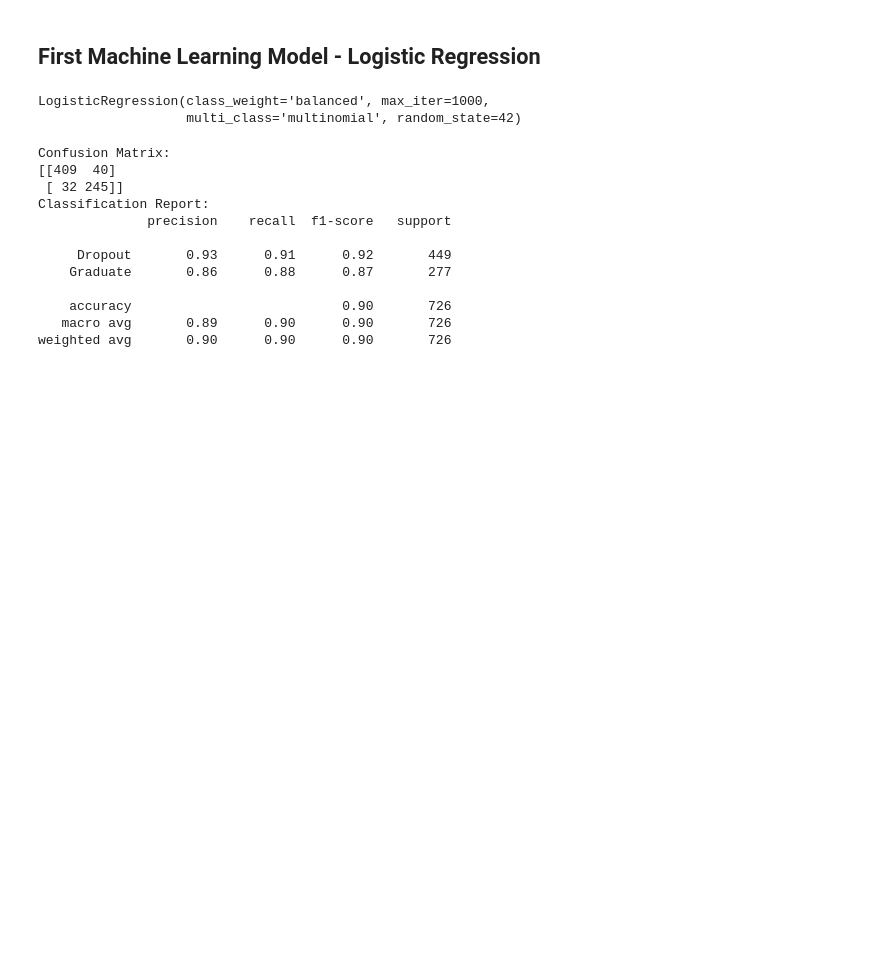
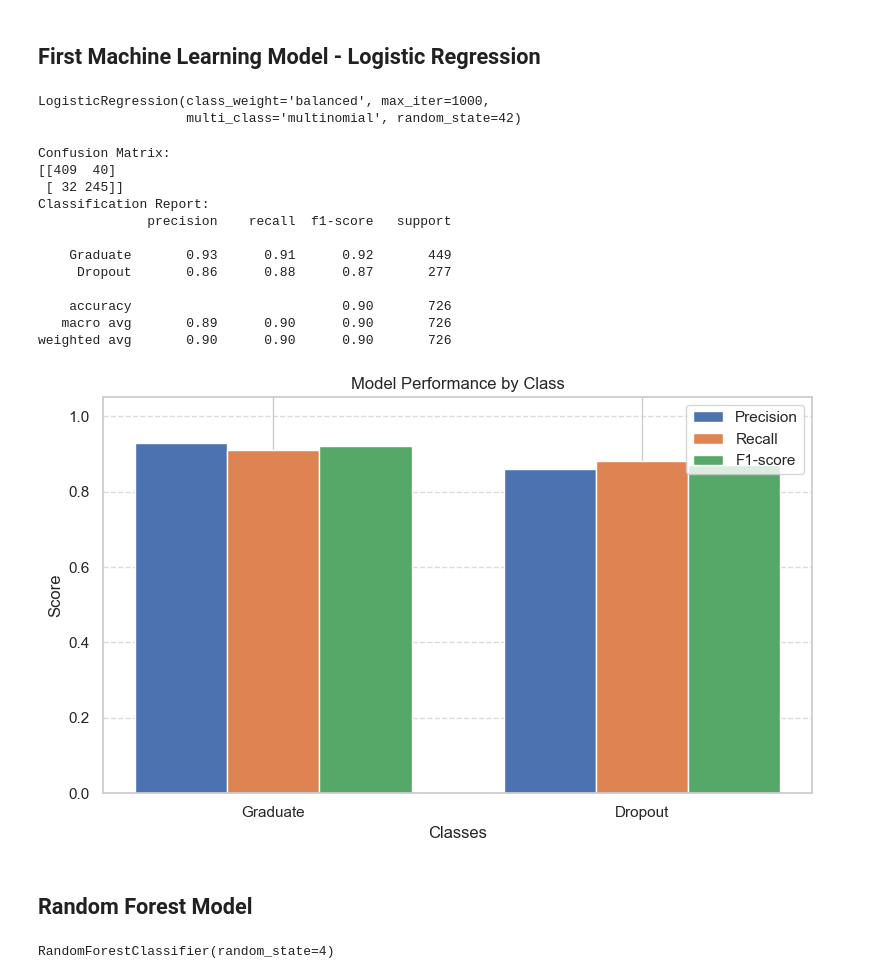
Before and after one commit to BartugKaan/student-dropout-prediction, a Jupyter notebook: notebooks/eda.ipynb, the cells around one changed output. Cells and saved outputs as stored; diff of their text form; code cells hidden in the pictures; blank space fills up the shorter version.

Commit message:
Add Logistic Regression, Random forest and XGBoost model for classification prediction

```diff
--- a/notebooks/eda.ipynb
+++ b/notebooks/eda.ipynb
@@ -190,9 +190,9 @@ y_pred = lr_model.predict(X_test) # Make predictions on the test set
 # %%
 print("Confusion Matrix:")
-print(confusion_matrix(y_test, y_pred))
+print(confusion_matrix(y_test, lr_pred))
 
 print("Classification Report:")
-print(classification_report(y_test, y_pred, target_names=["Dropout", "Graduate"]))
+print(classification_report(y_test, lr_pred, target_names=["Graduate", "Dropout"]))
 # %% [output]
 Confusion Matrix:
 [[409  40]
@@ -200,9 +200,40 @@ Confusion Matrix:
 Classification Report:
               precision    recall  f1-score   support
 
-     Dropout       0.93      0.91      0.92       449
-    Graduate       0.86      0.88      0.87       277
+    Graduate       0.93      0.91      0.92       449
+     Dropout       0.86      0.88      0.87       277
 
     accuracy                           0.90       726
    macro avg       0.89      0.90      0.90       726
 weighted avg       0.90      0.90      0.90       726
+# %%
+# Define the classes for the target variable
+classes = ["Graduate", "Dropout"]
+
+precision = [0.93, 0.86]
+recall = [0.91, 0.88]
+f1 = [0.92, 0.87]
+# %%
+x = np.arange(len(classes))
+width = 0.25
+
+plt.figure(figsize=(8, 5))
+
+plt.bar(x - width, precision, width, label="Precision")
+plt.bar(x, recall, width, label="Recall")
+plt.bar(x + width, f1, width, label="F1-score")
+
+plt.xlabel("Classes")
+plt.ylabel("Score")
+plt.title("Model Performance by Class")
+plt.xticks(x, classes)
+plt.ylim(0, 1.05)
+plt.legend()
+plt.grid(axis='y', linestyle='--', alpha=0.7)
+
+plt.tight_layout()
+plt.show()
+# %% [output]
+[figure, added]
+# %% [markdown]
+## Random Forest Model
@@ -208,0 +243,10 @@ weighted avg       0.90      0.90      0.90       726
+# %%
+rf_model = RandomForestClassifier(
+  n_estimators=100,
+  max_depth=None,
+  random_state=4
+)
+
+rf_model.fit(X_train, y_train) # Fit the model to the training data
+# %% [output]
+RandomForestClassifier(random_state=4)
```
Also changed, not shown: parts of 16 cells of this notebook, 1 other file.
